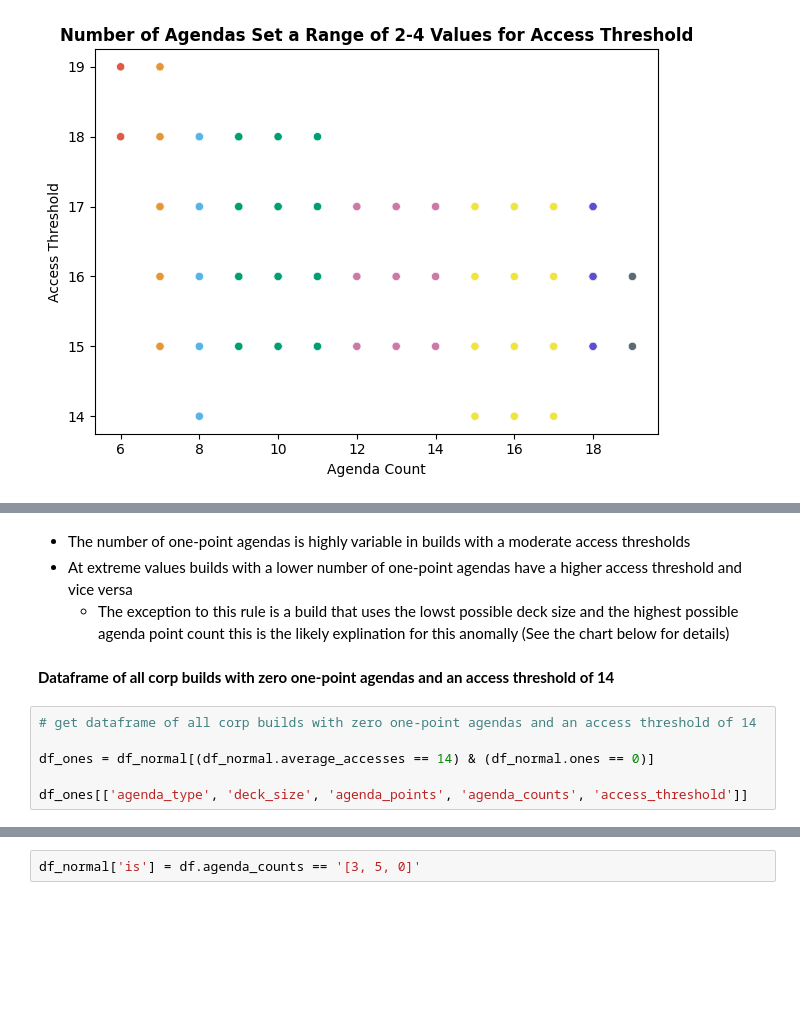
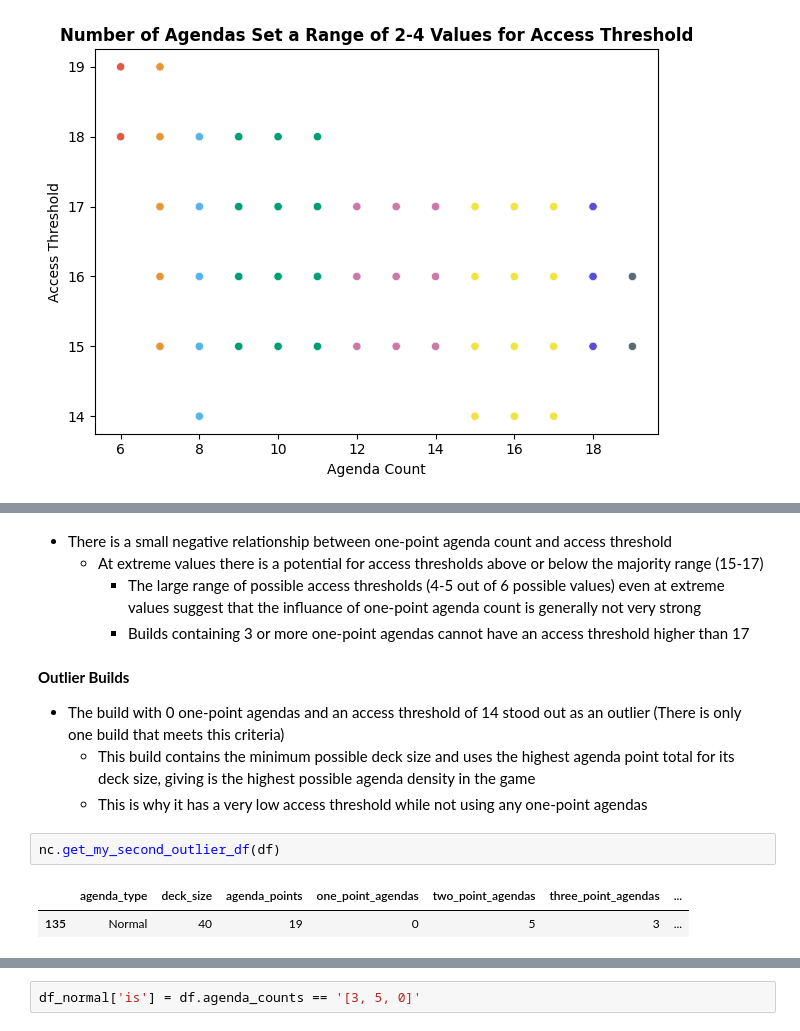
Before and after one commit to Johndsalas/Netrunner-Analysis, a Jupyter notebook: Netrunner_Agenda_Points_Analysis.ipynb, the cells around one changed output, grey strips where cells are left out. Drawn from its saved outputs; the diff is of its cells as text; blank space fills up the shorter version.

```diff
--- a/Netrunner_Agenda_Points_Analysis.ipynb
+++ b/Netrunner_Agenda_Points_Analysis.ipynb
@@ -268,13 +206,16 @@ KeyError: 'ones'
 # %% [markdown]
-* The number of one-point agendas is highly variable in builds with a moderate access thresholds
-* At extreme values builds with a lower number of one-point agendas have a higher access threshold and vice versa
-    * The exception to this rule is a build that uses the lowst possible deck size and the highest possible agenda point count this is the likely explination for this anomally (See the chart below for details)
+* There is a small negative relationship between one-point agenda count and access threshold
+    * At extreme values there is a potential for access thresholds above or below the majority range (15-17)
+        * The large range of possible access thresholds (4-5 out of 6 possible values) even at extreme values suggest that the influance of one-point agenda count is generally not very strong
+        * Builds containing 3 or more one-point agendas cannot have an access threshold higher than 17
 # %% [markdown]
-**Dataframe of all corp builds with zero one-point agendas and an access threshold of 14**
+**Outlier Builds**
+* The build with 0 one-point agendas and an access threshold of 14 stood out as an outlier (There is only one build that meets this criteria)
+    * This build contains the minimum possible deck size and uses the highest agenda point total for its deck size, giving is the highest possible agenda density in the game
+    * This is why it has a very low access threshold while not using any one-point agendas
 # %%
-# get dataframe of all corp builds with zero one-point agendas and an access threshold of 14
-
-df_ones = df_normal[(df_normal.average_accesses == 14) & (df_normal.ones == 0)]
-
-df_ones[['agenda_type', 'deck_size', 'agenda_points', 'agenda_counts', 'access_threshold']]
+nc.get_my_second_outlier_df(df)
+# %% [output]
+|  | agenda_type | deck_size | agenda_points | one_point_agendas | two_point_agendas | three_point_agendas | ... |
+| 135 | Normal | 40 | 19 | 0 | 5 | 3 | ... |
 # %% [markdown]
```
Also changed, not shown: parts of 36 cells of this notebook.
